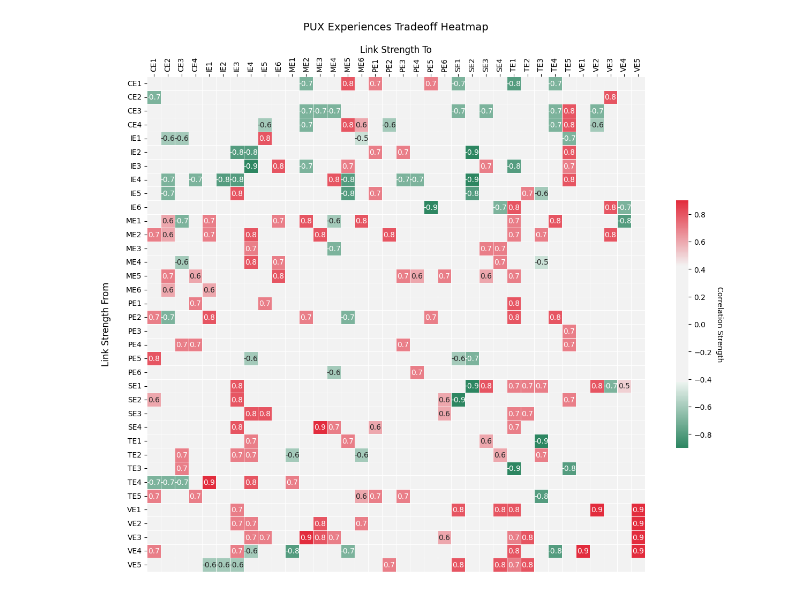
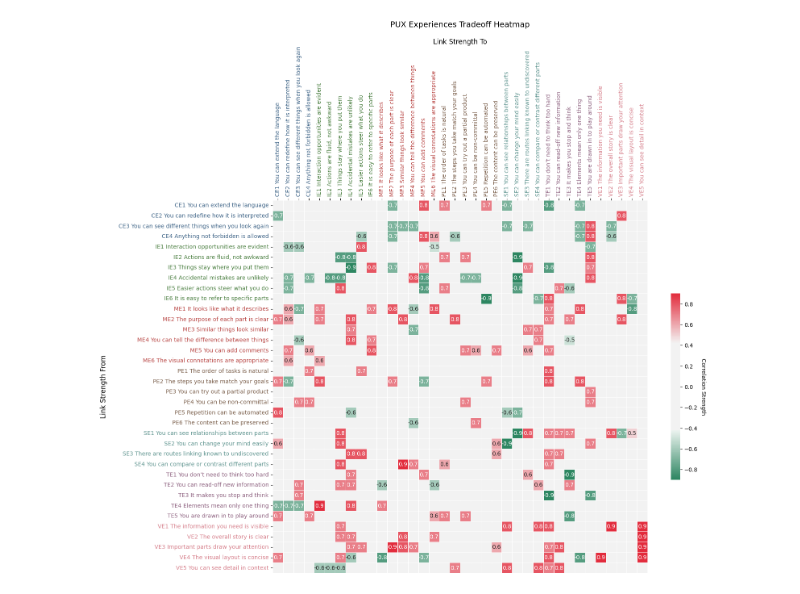
Before and after one commit to jb2328/PUX-Diagrams, a Jupyter notebook: heatmap.ipynb, the cells around one changed output. Drawn from its saved outputs; the diff is of its cells as text; code cells hidden in the pictures.

Commit message:
matrix plots

```diff
--- a/heatmap.ipynb
+++ b/heatmap.ipynb
@@ -19,7 +19,7 @@ exp_list=[
         'link_negative': [{'SE1': -0.9}]
       },
       {
-        'id': 'There are routes from a thing you know to something you don\'t',
+        'id': 'There are routes linking known to undiscovered',
         'name': 'SE3',
         'link_positive': [{'SE1': 0.8}, {'ME3': 0.7}, {'TE1': 0.6}, {'IE3': 0.7}, {'ME5': 0.6}],
         'link_negative': []
@@ -229,12 +333,16 @@ exp_list=[
 
 # Extract unique names from the data and sort them
 names = sorted(list({entry['name'] for entry in exp_list}))
+# tick_names = sorted(list({(str(child_to_parents[entry['name']])+" "+entry['name']+" "+entry['id']) for entry in exp_list}))
+tick_names = sorted(list({(entry['name']+" "+entry['id']) for entry in exp_list}))
 
 # Create a dictionary for quick access to the links based on the name
 link_dict = {entry['name']: entry for entry in exp_list}
 
 # Initialize a matrix of zeros with dimensions based on the number of unique names
 matrix = np.zeros((len(names), len(names)))
+
+
 
 # Populate the matrix with the link values
 for x_index, x_name in enumerate(names):
@@ -258,35 +366,69 @@ cmap = sns.diverging_palette(150, 10, s=85, l=50, sep=120, as_cmap=True)
 plt.figure(figsize=(15, 12))
 
 # Set tick labels on top
-ax = sns.heatmap(matrix.T, annot=True, fmt=".1f", xticklabels=names, yticklabels=names, cmap=cmap, cbar=True, linewidths=.5, cbar_kws={"shrink": 0.5})
+ax = sns.heatmap(matrix.T, annot=True, fmt=".1f", xticklabels=tick_names, yticklabels=tick_names, cmap=cmap, cbar=True, linewidths=.5, cbar_kws={"shrink": 0.5})
+
+# Define color codes for each group
+group_colors = {
+    'SE': '#5E948F',  # Cyan
+    'VE': '#D67E8A',  # Pink
+    'ME': '#B94644',  # Red
+    'IE': '#487D3E',  # Green
+    'TE': '#8E6280',  # Purple
+    'PE': '#7A5E4A',  # Brown
+    'CE': '#3D6386'   # Blue
+}
+
+# Function to determine color based on the tick label
+def get_color_for_tick(tick):
+    for prefix, color in group_colors.items():
+        if tick.startswith(prefix):
+            return color
+    return 'black'  # Default color
+
 
 # Rotate the x-axis and y-axis labels for better readability
 ax.set_xticklabels(ax.get_xticklabels(), rotation=90)
 ax.set_yticklabels(ax.get_yticklabels(), rotation=0)
 
 # Move x-axis ticks to the top and y-axis ticks to the left
 ax.xaxis.set_ticks_position('top')
 ax.yaxis.set_ticks_position('left')
 
 # Add labels to the x and y axis with the y-axis label at the top
 ax.set_xlabel('Link Strength To', fontsize=12)
 ax.xaxis.set_label_position('top')  # Move the x-axis label to the top
 ax.set_ylabel('Link Strength From', fontsize=12)
 ax.yaxis.set_label_position('left')  # Keep the y-axis label on the left
 ax.yaxis.labelpad = 20  # Add some padding for the y-axis label
 
 # Add a title to the heatmap
 ax.set_title('PUX Experiences Tradeoff Heatmap', fontsize=14, pad=20)
 
+
+
+# Apply colors to x-axis tick labels
+for tick_label in ax.get_xticklabels():
+    tick_text = tick_label.get_text()
+    tick_label.set_color(get_color_for_tick(tick_text))
+
+# Apply colors to y-axis tick labels
+for tick_label in ax.get_yticklabels():
+    tick_text = tick_label.get_text()
+    tick_label.set_color(get_color_for_tick(tick_text))
+
+
 # Add a label to the colorbar
 colorbar = ax.collections[0].colorbar
 colorbar.set_label('Correlation Strength', rotation=270, labelpad=15)
 
 # Improve visibility of the gridlines and remove text for '0' value cells
 for t in ax.texts:
     if t.get_text() == '0.0':
         t.set_text('')
 
+plt.savefig("./exp_tradeoff.svg", format='svg')
+
 plt.show()
 # %% [output]
-[figure, old version]
+[figure, new version]
```
Also changed, not shown: parts of 4 cells of this notebook, 6 other files.
